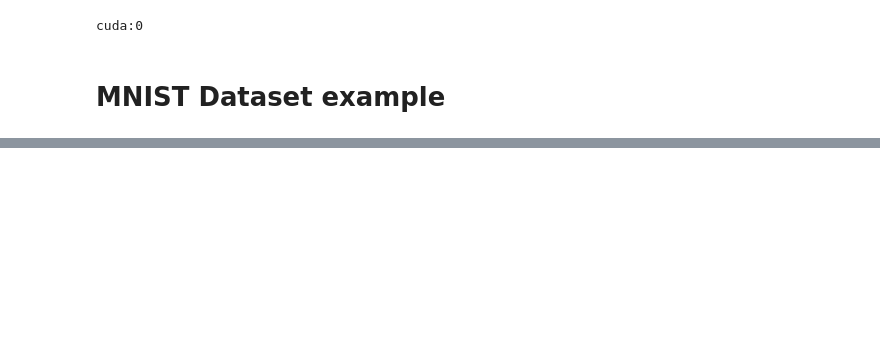
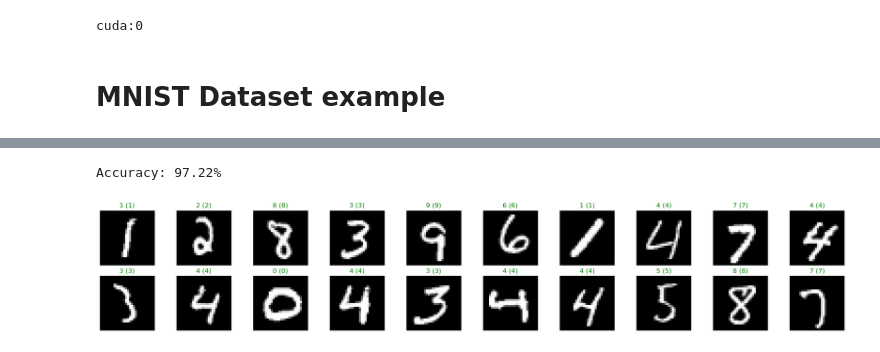
Before and after one commit to Masuzyo/Geoadaler, a Jupyter notebook: MNIST_Example.ipynb, the cells around one changed output, grey strips where cells are left out. Cells and saved outputs as stored; diff of their text form; code cells hidden in the pictures; blank space fills up the shorter version.

```diff
--- a/MNIST_Example.ipynb
+++ b/MNIST_Example.ipynb
@@ -114,0 +142,22 @@ plt.show()
+# %%
+# Model evaluation
+test_loss,accuracy=model_test(model, testloader)
+print(f"Accuracy: {100 *accuracy}%")
+# %% [output]
+Accuracy: 97.22%
+# %%
+# predictions
+images, labels = next(iter(testloader))
+images, labels = images.to(device), labels.to(device)
+output = model(images)
+_, predicted = torch.max(output, 1)
+
+fig = plt.figure(figsize=(25, 4))
+for idx in np.arange(20):
+    ax = fig.add_subplot(2, 10, idx+1, xticks=[], yticks=[])
+    ax.imshow(images[idx].cpu().numpy().squeeze(), cmap='gray')
+    ax.set_title(f"{predicted[idx]} ({labels[idx]})", color=('green' if predicted[idx] == labels[idx] else 'red'))
+
+plt.show()
+# %% [output]
+[figure, added]
```
Also changed, not shown: parts of 7 cells of this notebook, 5 other files.
